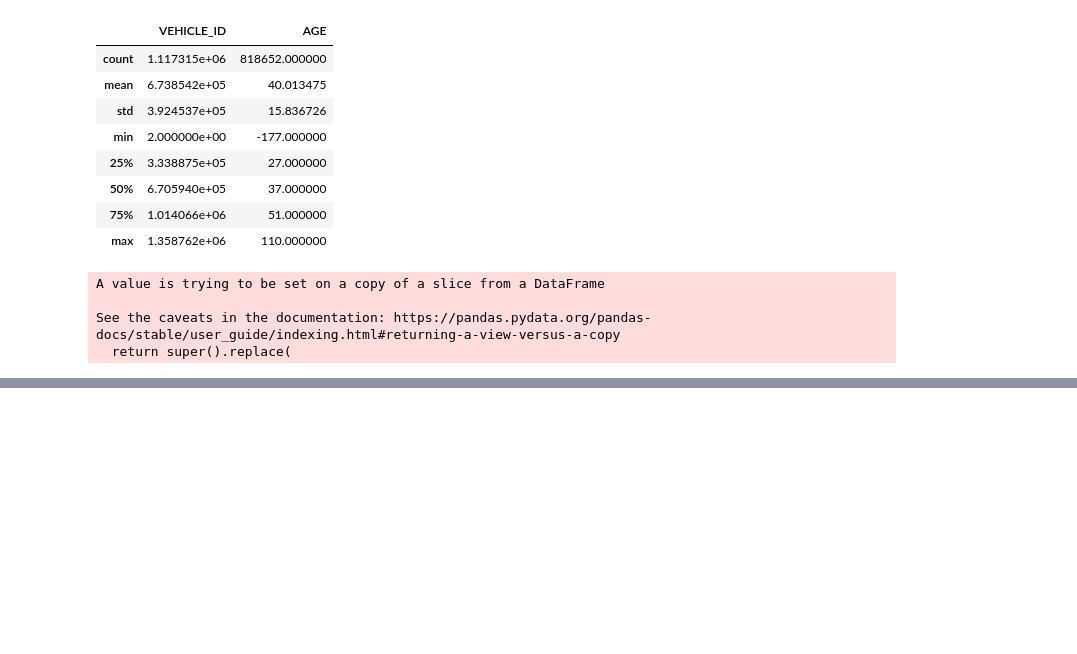
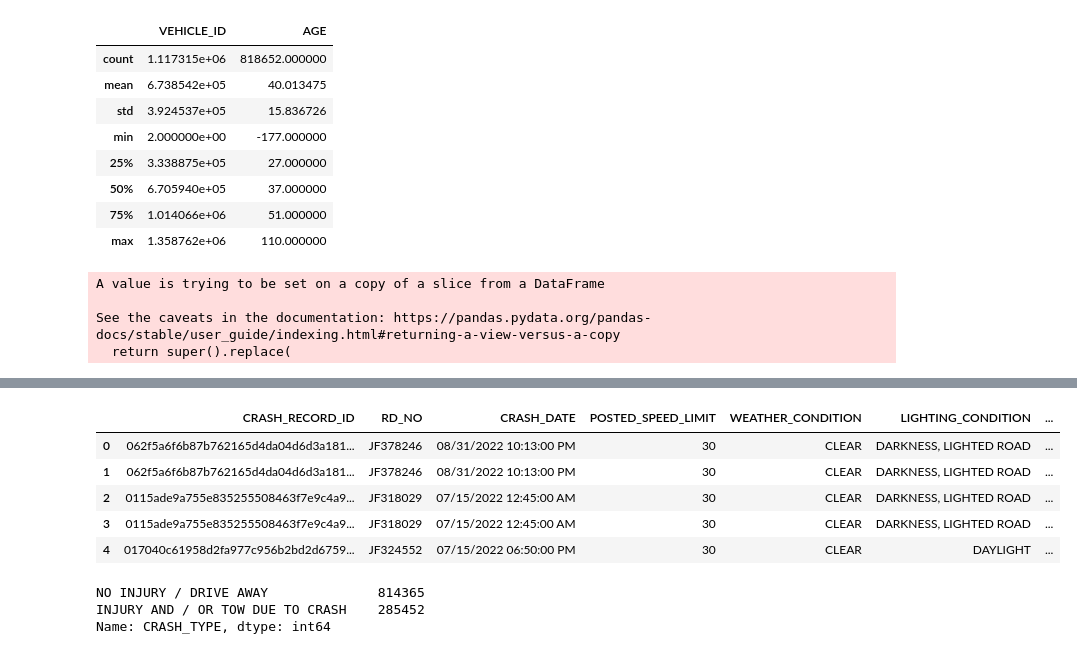
Before and after one commit to Milgha/Phase3-Project, a Jupyter notebook: Milad_Notebook.ipynb, the cells around one changed output, grey strips where cells are left out. Drawn from its saved outputs; the diff is of its cells as text; code cells hidden in the pictures; blank space fills up the shorter version.

```diff
--- a/Milad_Notebook.ipynb
+++ b/Milad_Notebook.ipynb
@@ -455,0 +476,23 @@ df.head()
+# %%
+# creating bins for times
+# 0-6 = Late Night/Early Morning
+# 6-12 = Morning
+# 12-18 = Afternoon/Rush Hour
+# 18-23 = Late Evening
+df['time_bins'] = pd.cut(x=df['CRASH_HOUR'], bins = [0,6,12,18,23],
+                         labels = ['Late Night/Early Morning',
+                        'Morning', 'Afternoon/Rush Hour','Late Evening'])
+df.head()
+# %% [output]
+|  | CRASH_RECORD_ID | RD_NO | CRASH_DATE | POSTED_SPEED_LIMIT | WEATHER_CONDITION | LIGHTING_CONDITION | ... |
+| 0 | 062f5a6f6b87b762165d4da04d6d3a181... | JF378246 | 08/31/2022 10:13:00 PM | 30 | CLEAR | DARKNESS, LIGHTED ROAD | ... |
+| 1 | 062f5a6f6b87b762165d4da04d6d3a181... | JF378246 | 08/31/2022 10:13:00 PM | 30 | CLEAR | DARKNESS, LIGHTED ROAD | ... |
+| 2 | 0115ade9a755e835255508463f7e9c4a9... | JF318029 | 07/15/2022 12:45:00 AM | 30 | CLEAR | DARKNESS, LIGHTED ROAD | ... |
+| 3 | 0115ade9a755e835255508463f7e9c4a9... | JF318029 | 07/15/2022 12:45:00 AM | 30 | CLEAR | DARKNESS, LIGHTED ROAD | ... |
+| 4 | 017040c61958d2fa977c956b2bd2d6759... | JF324552 | 07/15/2022 06:50:00 PM | 30 | CLEAR | DAYLIGHT | ... |
+# %%
+df.CRASH_TYPE.value_counts()
+# %% [output]
+NO INJURY / DRIVE AWAY              814365
+INJURY AND / OR TOW DUE TO CRASH    285452
+Name: CRASH_TYPE, dtype: int64
```
Also changed, not shown: parts of 29 cells of this notebook.
